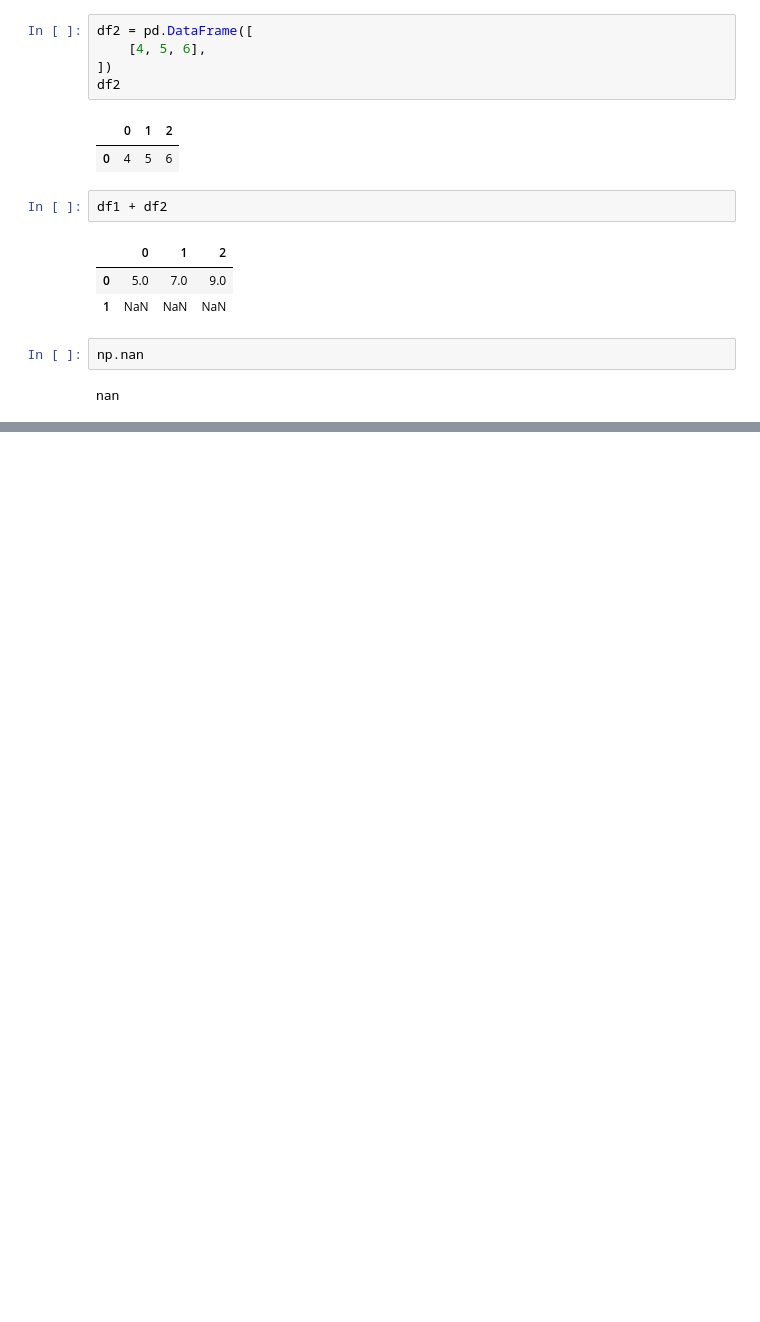
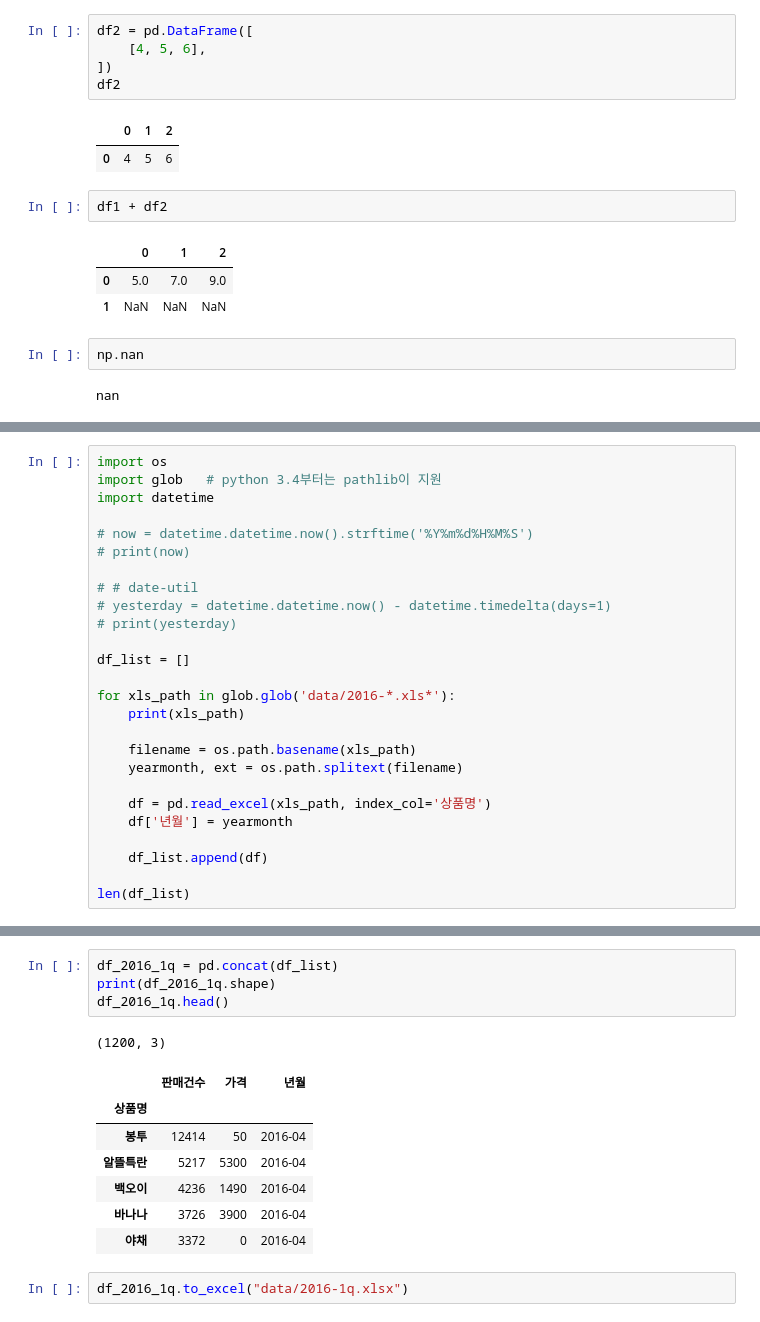
Before and after one commit to CodingSta/demo-lge-201811, a Jupyter notebook: 3일차.ipynb, the cells around one changed output, grey strips where cells are left out. Saved outputs shown, nothing was run; the diff lists cells and outputs as text; blank space fills up the shorter version.

```diff
--- a/3일차.ipynb
+++ b/3일차.ipynb
@@ -75,0 +155,26 @@ nan
+# %%
+import os
+import glob   # python 3.4부터는 pathlib이 지원
+import datetime
+
+# now = datetime.datetime.now().strftime('%Y%m%d%H%M%S')
+# print(now)
+
+# # date-util
+# yesterday = datetime.datetime.now() - datetime.timedelta(days=1)
+# print(yesterday)
+
+df_list = []
+
+for xls_path in glob.glob('data/2016-*.xls*'):
+    print(xls_path)
+
+    filename = os.path.basename(xls_path)
+    yearmonth, ext = os.path.splitext(filename)
+
+    df = pd.read_excel(xls_path, index_col='상품명')
+    df['년월'] = yearmonth
+
+    df_list.append(df)
+
+len(df_list)
@@ -75,0 +189,15 @@ nan
+# %%
+df_2016_1q = pd.concat(df_list)
+print(df_2016_1q.shape)
+df_2016_1q.head()
+# %% [output]
+(1200, 3)
+|  | 판매건수 | 가격 | 년월 |
+| 상품명 |  |  |  |
+| 봉투 | 12414 | 50 | 2016-04 |
+| 알뜰특란 | 5217 | 5300 | 2016-04 |
+| 백오이 | 4236 | 1490 | 2016-04 |
+| 바나나 | 3726 | 3900 | 2016-04 |
+| 야채 | 3372 | 0 | 2016-04 |
+# %%
+df_2016_1q.to_excel("data/2016-1q.xlsx")
```
Also changed, not shown: parts of 10 cells of this notebook.
